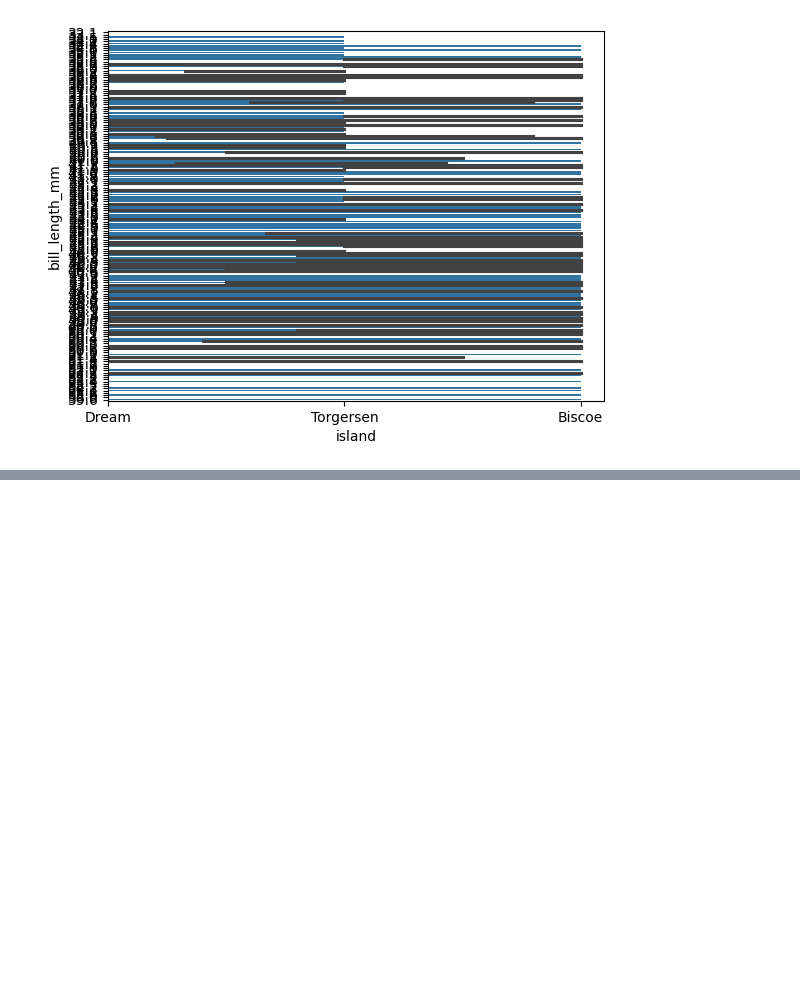
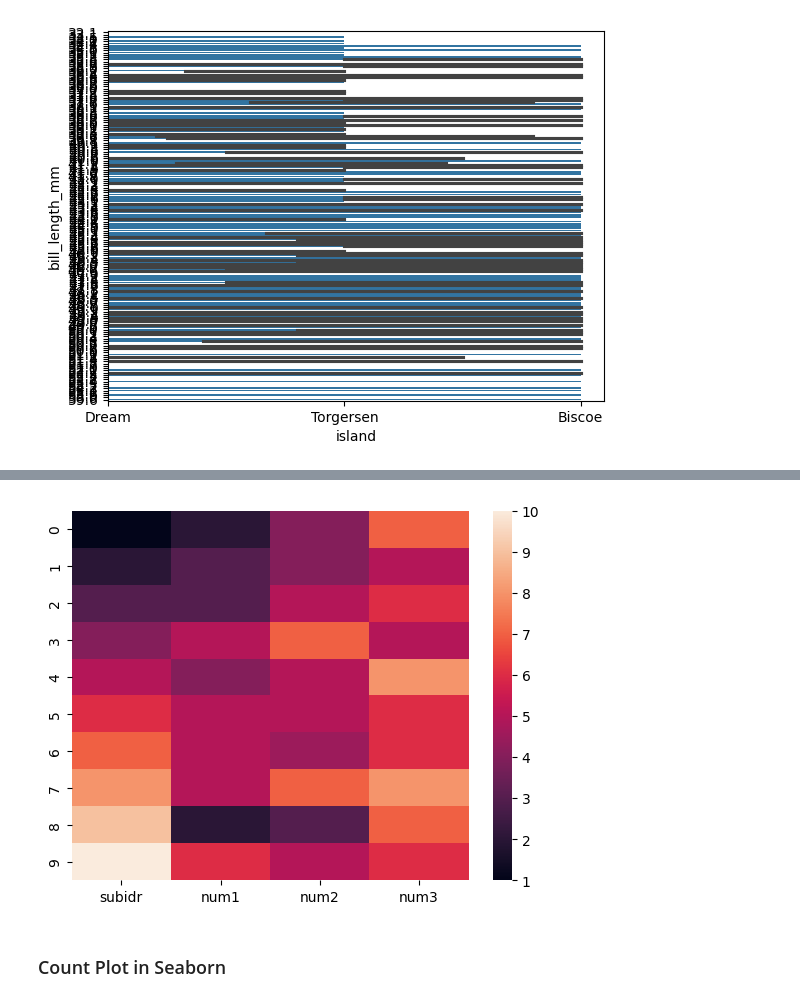
Before and after one commit to rahulgoraksha/python-revision-experiments, a Jupyter notebook: libraries/seabron.ipynb, the cells around one changed output, grey strips where cells are left out. Saved outputs shown, nothing was run; the diff lists cells and outputs as text; code cells hidden in the pictures; blank space fills up the shorter version.

```diff
--- a/libraries/seabron.ipynb
+++ b/libraries/seabron.ipynb
@@ -189,0 +249,3 @@ plt.show()
+# %%
+df = sns.load_dataset('anagrams')
+df
@@ -189,0 +270,4 @@ plt.show()
+# %%
+# as heatmap ready only numeric data, so we need to drop categorical data
+dt= df.drop(columns = ['attnr']).head(10)
+dt
@@ -189,0 +286,7 @@ plt.show()
+# %%
+sns.heatmap(dt)
+plt.show()
+# %% [output]
+[figure, added]
+# %% [markdown]
+### Count Plot in Seaborn
```
Also changed, not shown: parts of 60 cells of this notebook, 1 other file.
